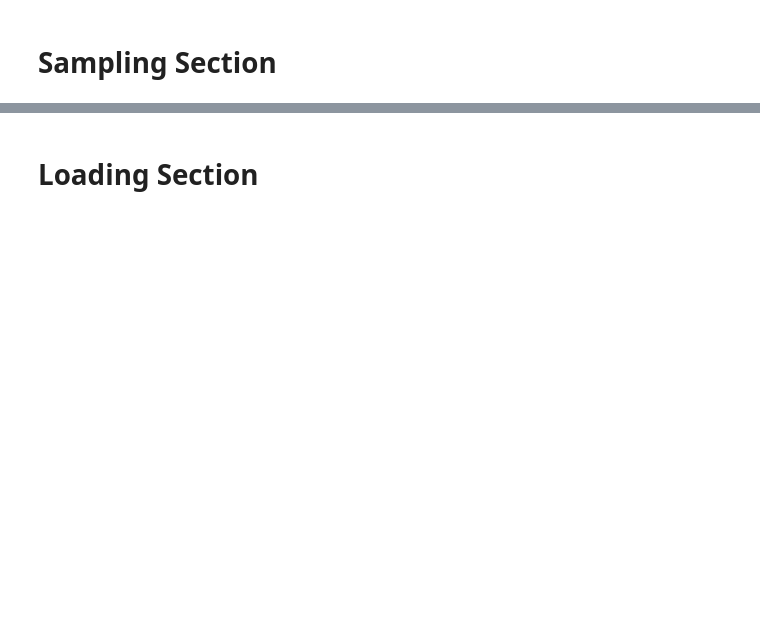
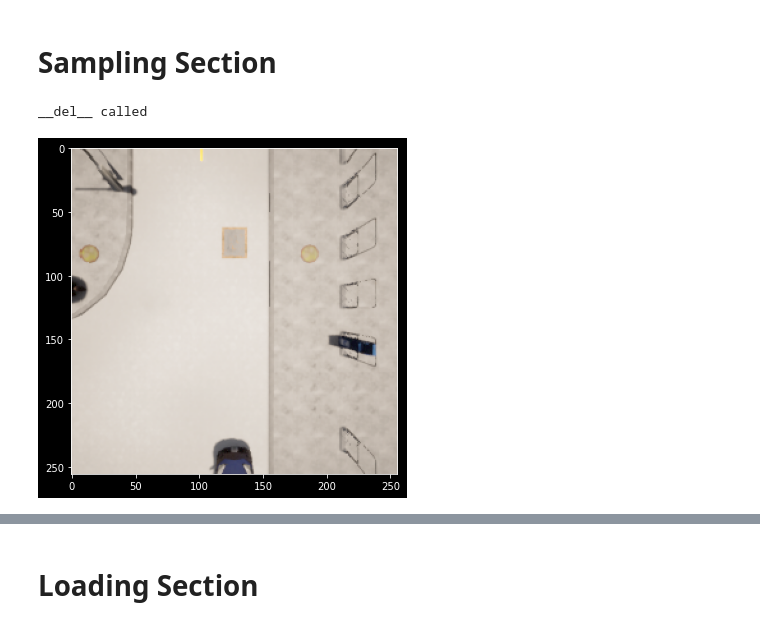
Before and after one commit to MoritzNekolla/AE_Anomaly_Detection, a Jupyter notebook: Image_sampling.ipynb, the cells around one changed output, grey strips where cells are left out. Saved outputs shown, nothing was run; the diff lists cells and outputs as text; code cells hidden in the pictures; blank space fills up the shorter version.

```diff
--- a/Image_sampling.ipynb
+++ b/Image_sampling.ipynb
@@ -37,9 +39,12 @@ img1 = cv2.imread("scenario_sets/Set_2022-12-11_22:55/snapshots/snap_0.png")
 img1.shape[0]
 # %%
 # sampler = Sampler(s_width=100, s_height=100, cam_height=4, cam_zoom=50, cam_rotation=-18)
-# sampler = Sampler(s_width=256, s_height=256, cam_height=4.5, cam_zoom=130, cam_rotation=-90) #top-down
-sampler = Sampler(s_width=2048, s_height=2048, cam_height=20.5, cam_zoom=130, cam_rotation=-70, cam_x_offset=18.) #top-down
+sampler = Sampler(s_width=256, s_height=256, cam_height=4.5, cam_zoom=130, cam_rotation=-90) #top-down
+# sampler = Sampler(s_width=2048, s_height=2048, cam_height=20.5, cam_zoom=130, cam_rotation=-70, cam_x_offset=18.) #top-down
 sampler.show_Example()
+# %% [output]
+__del__ called
+[figure, added]
 # %%
 # img, _ = sampler.sample(random_spawn=True)
 # plt.imshow(img)
```
Also changed, not shown: parts of 6 cells of this notebook, 2 other files.
